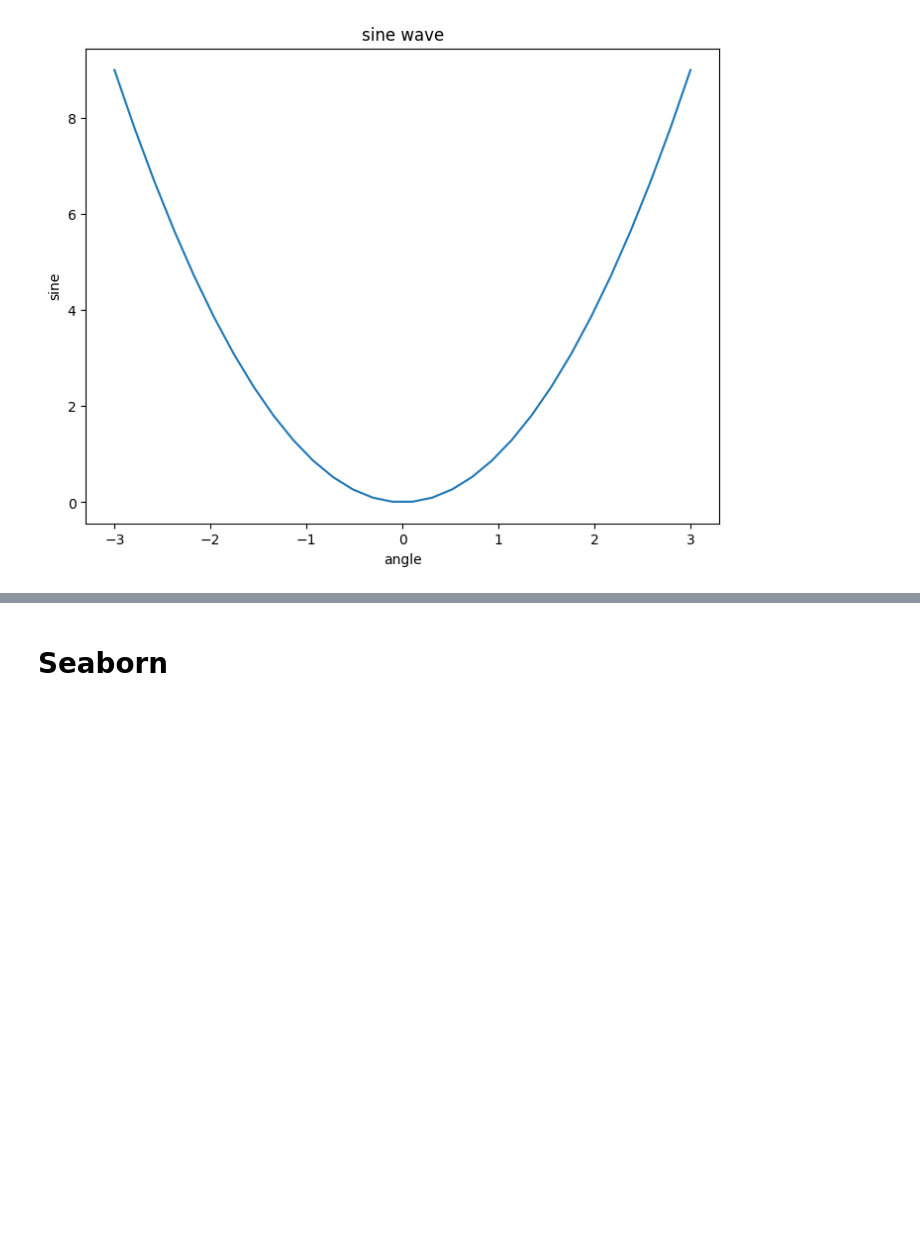
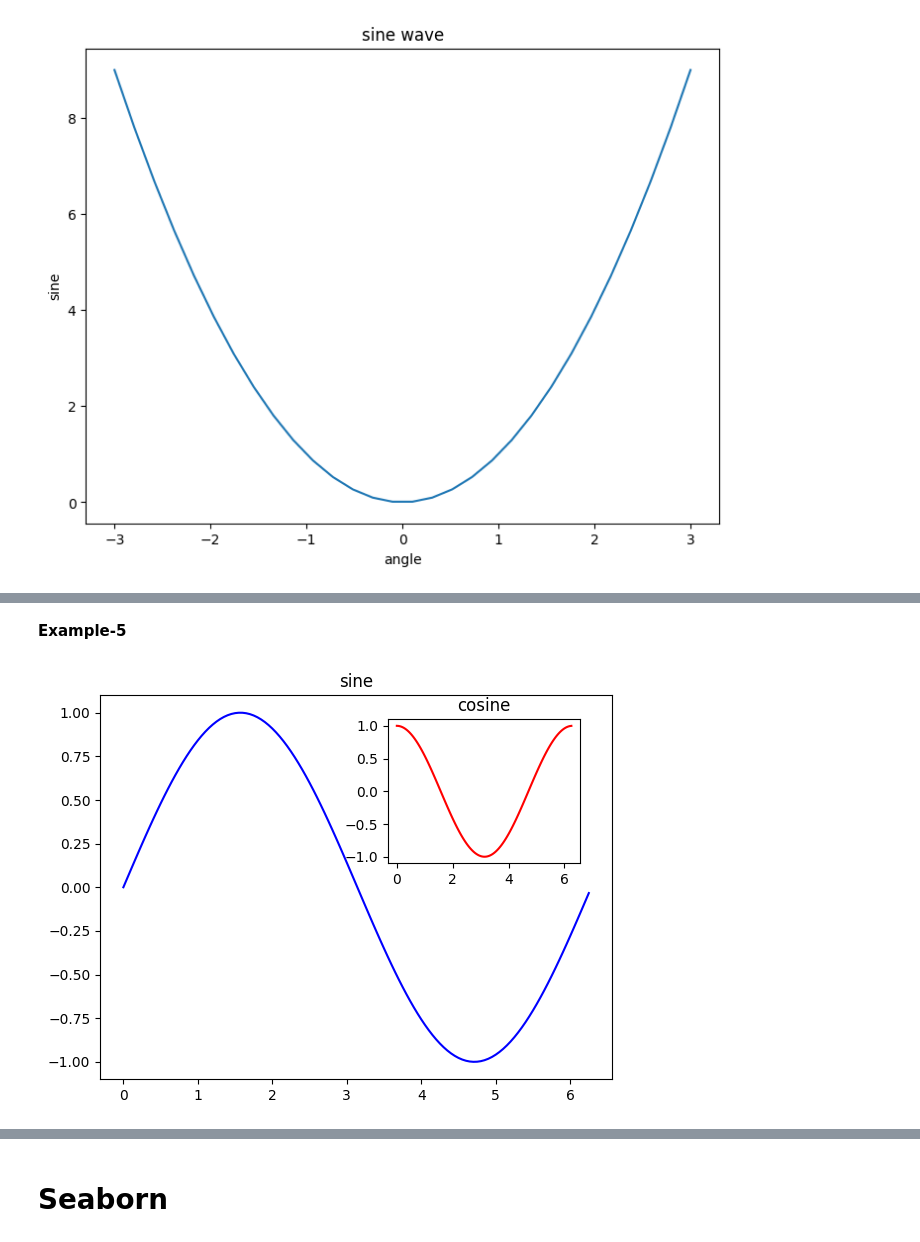
Before and after one commit to arunp77/Python-programming, a Jupyter notebook: Python-fundamental/Matplotlib.ipynb, the cells around one changed output, grey strips where cells are left out. Cells and saved outputs as stored; diff of their text form; code cells hidden in the pictures; blank space fills up the shorter version.

```diff
--- a/Python-fundamental/Matplotlib.ipynb
+++ b/Python-fundamental/Matplotlib.ipynb
@@ -480,0 +521,15 @@ plt.show()
+# %% [markdown]
+**Example-5**
+# %%
+x = np.arange(0, math.pi*2, 0.05)
+fig=plt.figure()
+axes1 = fig.add_axes([0.1, 0.1, 0.8, 0.8]) # main axes
+axes2 = fig.add_axes([0.55, 0.55, 0.3, 0.3]) # inset axes
+y = np.sin(x)
+axes1.plot(x, y, 'b')
+axes2.plot(x,np.cos(x),'r')
+axes1.set_title('sine')
+axes2.set_title("cosine")
+plt.show()
+# %% [output]
+[figure, added]
```
Also changed, not shown: parts of 15 cells of this notebook.
